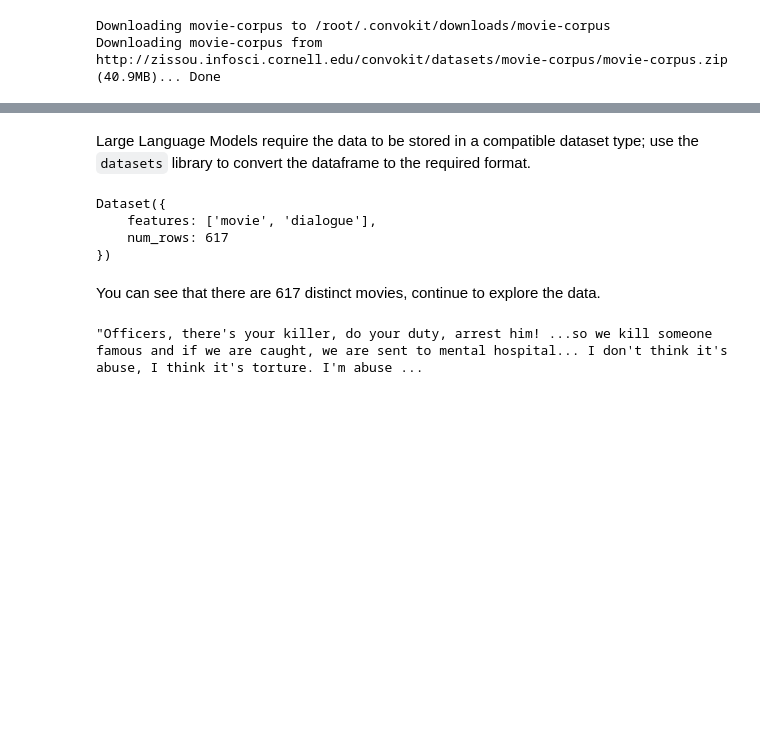
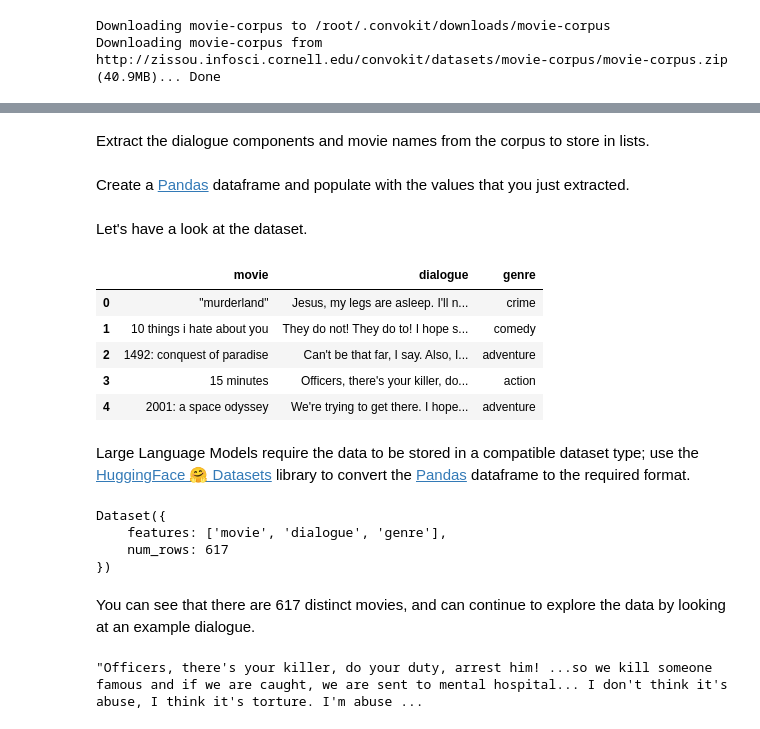
Before and after one commit to aws-samples/measuring-and-mitigating-toxicity-in-llms, a Jupyter notebook: Measuring_Mitigating_Toxicity.ipynb, the cells around one changed output, grey strips where cells are left out. Saved outputs shown, nothing was run; the diff lists cells and outputs as text; code cells hidden in the pictures; blank space fills up the shorter version.

```diff
--- a/Measuring_Mitigating_Toxicity.ipynb
+++ b/Measuring_Mitigating_Toxicity.ipynb
@@ -56,32 +69,58 @@ Convert the data into a dataframe and eventually a 🤗 dataset.
+# %% [markdown]
+Extract the dialogue components and movie names from the corpus to store in lists.
 # %%
 import pandas as pd
 
 # obtain keys for all dialogs across various movies
 utter_keys = list(corpus.utterances.keys())
+convo_keys = list(corpus.conversations.keys())
 
 # initialize dataframe
-text_df = pd.DataFrame(columns=["movie", "dialogue"])
+movie_df = pd.DataFrame(columns=["movie", "dialogue"])
 
-# create empty list to store movie name, dialogue, and speaker info
+# create empty list to store movie name, dialogue
 movie_ls = []
 text_ls = []
-genre_ls = []
+genre_dict = dict()
 
 # loop through all utterances and append to list
-for k in utter_keys:
-    movie_ls.append(corpus.utterances[k].speaker.meta["movie_name"])
-    text_ls.append(corpus.utterances[k].text)
+for u in utter_keys:
+    movie_ls.append(corpus.utterances[u].speaker.meta["movie_name"])
+    text_ls.append(corpus.utterances[u].text)
+
+# loop through conversations and append to dictionary
+for c in convo_keys:
+    try:
+        genre_dict[corpus.conversations[c].meta["movie_name"]] = ast.literal_eval(corpus.conversations[c].meta["genre"])[0]
+    except:
+        genre_dict[corpus.conversations[c].meta["movie_name"]] = "none"
+# %% [markdown]
+Create a [Pandas](https://pandas.pydata.org/) dataframe and populate with the values that you just extracted.
 # %%
 # fill dataframe with data
-text_df["movie"] = movie_ls
-text_df["dialogue"] = text_ls
+movie_df["movie"] = movie_ls
+movie_df["dialogue"] = text_ls
 
 # group by movie title and concatenate all text into one long dialogue
 grouped_df = (
-    text_df.groupby("movie")["dialogue"].apply(lambda x: " ".join(x)).reset_index()
+    movie_df.groupby("movie")["dialogue"].apply(lambda x: " ".join(x)).reset_index()
 )
+
+# join with genre data
+grouped_df = grouped_df.merge(pd.DataFrame({"movie": genre_dict.keys(), "genre": genre_dict.values()}), on="movie")
+# %% [markdown]
+Let's have a look at the dataset.
+# %%
+grouped_df.head()
+# %% [output]
+|  | movie | dialogue | genre |
+| 0 | "murderland" | Jesus, my legs are asleep. I'll n... | crime |
+| 1 | 10 things i hate about you | They do not! They do to! I hope s... | comedy |
+| 2 | 1492: conquest of paradise | Can't be that far, I say. Also, I... | adventure |
+| 3 | 15 minutes | Officers, there's your killer, do... | action |
+| 4 | 2001: a space odyssey | We're trying to get there. I hope... | adventure |
 # %% [markdown]
-Large Language Models require the data to be stored in a compatible dataset type; use the `datasets` library to convert the dataframe to the required format.
+Large Language Models require the data to be stored in a compatible dataset type; use the [HuggingFace 🤗 Datasets](https://huggingface.co/docs/datasets/index) library to convert the [Pandas](https://pandas.pydata.org/) dataframe to the required format.
 # %%
 from datasets import Dataset
 
@@ -89,10 +128,10 @@ dataset = Dataset.from_pandas(grouped_df)
-# %%
-dataset
-# %% [output]
-Dataset({
-    features: ['movie', 'dialogue'],
-    num_rows: 617
-})
+# %%
+movie_dataset
+# %% [output]
+Dataset({
+    features: ['movie', 'dialogue', 'genre'],
+    num_rows: 617
+})
 # %% [markdown]
-You can see that there are 617 distinct movies, continue to explore the data.
+You can see that there are 617 distinct movies, and can continue to explore the data by looking at an example dialogue.
 # %%
```
Also changed, not shown: parts of 128 cells of this notebook, 2 other files.
